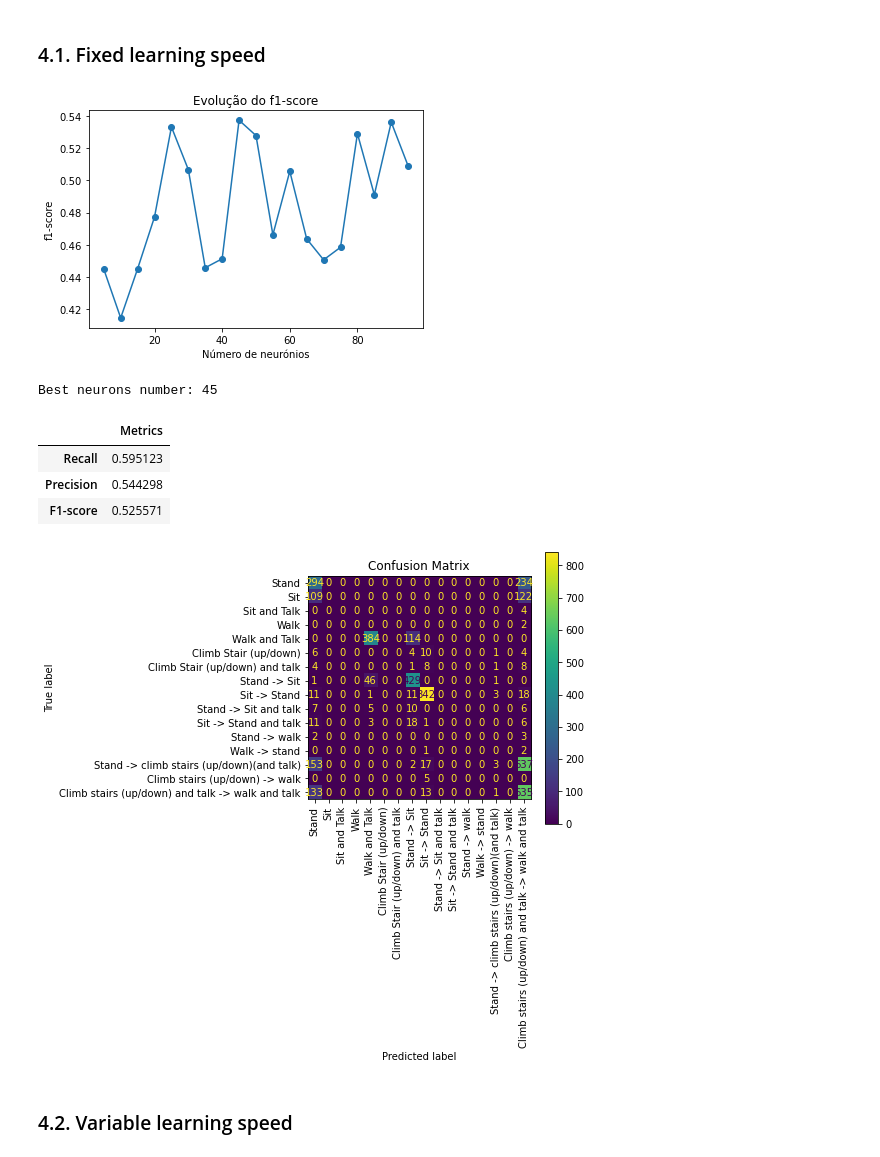
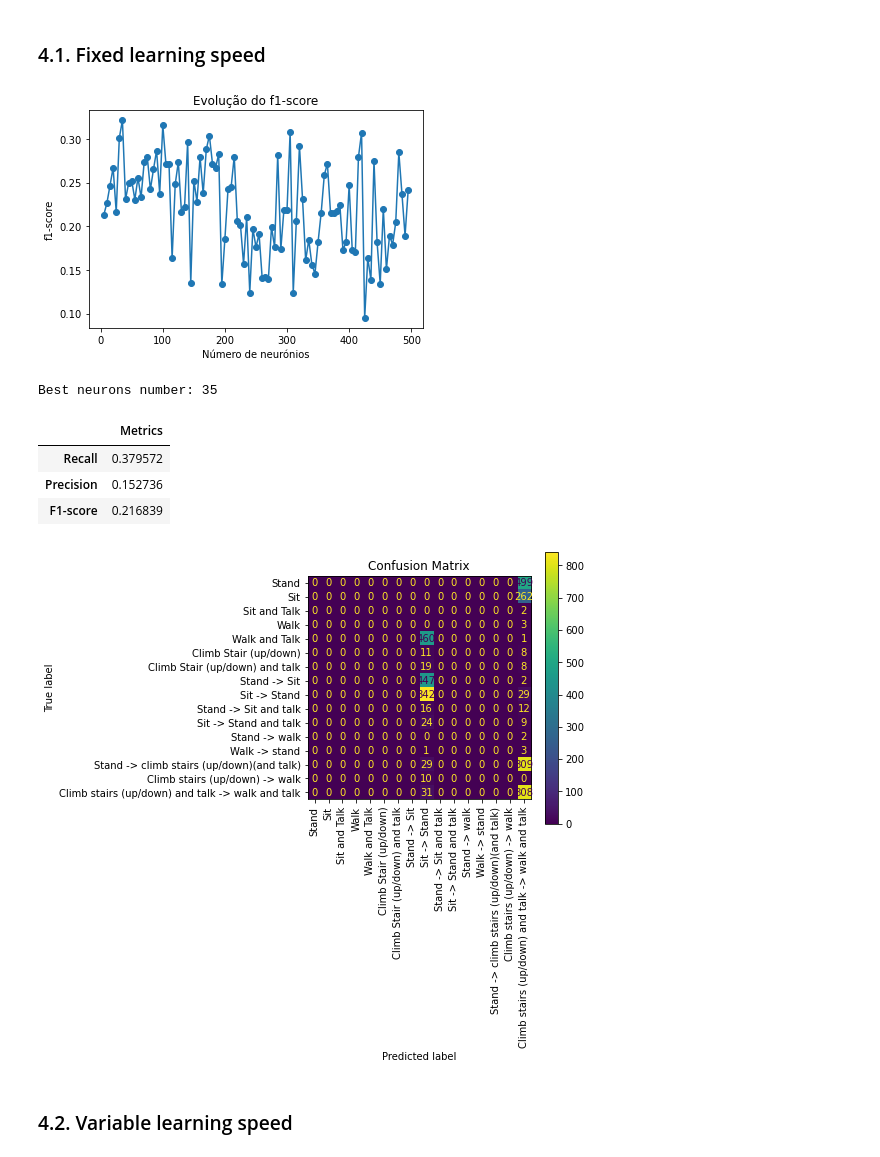
Before and after one commit to patii01/TCD-TP, a Jupyter notebook: Part_B/code/mainActivity.ipynb, the cells around one changed output. Drawn from its saved outputs; the diff is of its cells as text; code cells hidden in the pictures.

```diff
--- a/Part_B/code/mainActivity.ipynb
+++ b/Part_B/code/mainActivity.ipynb
@@ -992,7 +999,7 @@ F1_score: 0.9618800086636343
 # %% [markdown]
 ### 3. ReliefF for dataset of human activity
 # %%
-new_data = pd.read_csv("new_data.csv")
+new_data = pd.read_csv("features.csv")
 
 new_target = np.array(new_data["Label"])
 feature_data = np.array(new_data.drop(columns = ["Label"]))
@@ -1286,7 +1262,7 @@ def mlp_4(type_speed):
     nns = []
     metrF1 = []
 
-    neur_evol = np.arange(5, 100, 5)
+    neur_evol = np.arange(5, 500, 5)
 
     for i in neur_evol:
         if type_speed == 'fixed':
@@ -1305,40 +1281,40 @@ def mlp_4(type_speed):
         cm, rs, ps, f1 = metrics(true, pred)
 
         metrF1.append(f1)
 
     plot_f1_2(metrF1, neur_evol)
 
     print("Best neurons number: " + str(neur_evol[np.argmax(metrF1)]))
 
     best_nns = np.argmax(metrF1)
     n_neur = neur_evol[best_nns]
 
     data_fin_x = np.concatenate((dataTVT["TRAIN"][0], dataTVT["VALIDATION"][0]))
     data_fin_y = np.concatenate((dataTVT["TRAIN"][1], dataTVT["VALIDATION"][1]))
 
     if type_speed == 'fixed':
         clf = MLPClassifier(activation='logistic', solver='sgd', learning_rate_init=0.1, hidden_layer_sizes=n_neur, max_iter=2000)
     elif type_speed == 'variable':
         clf = MLPClassifier(activation='logistic', learning_rate='invscaling', solver='sgd', learning_rate_init=0.1, hidden_layer_sizes=n_neur, max_iter=2000)
     else:
         clf = MLPClassifier(activation='logistic', hidden_layer_sizes=n_neur, solver='sgd', learning_rate_init=0.1, momentum=0.5, max_iter=2000)
 
     clf.fit(data_fin_x, data_fin_y)
 
     pred = clf.predict(dataTVT["TEST"][0])
     true = dataTVT['TEST'][1]
     cm, rs, ps, f1 = metrics(true, pred)
     mais_bonito(cm, rs, ps, f1, activities)
 
 mlp_4('fixed')
 # %% [output]
-[figure, old version]
+[figure, new version]
-Best neurons number: 45
+Best neurons number: 35
 |  | Metrics |
-| Recall | 0.595123 |
-| Precision | 0.544298 |
-| F1-score | 0.525571 |
+| Recall | 0.379572 |
+| Precision | 0.152736 |
+| F1-score | 0.216839 |
-[figure, old version]
+[figure, new version]
 # %% [markdown]
 ### 4.2. Variable learning speed
 # %%
```
Also changed, not shown: parts of 37 cells of this notebook.
